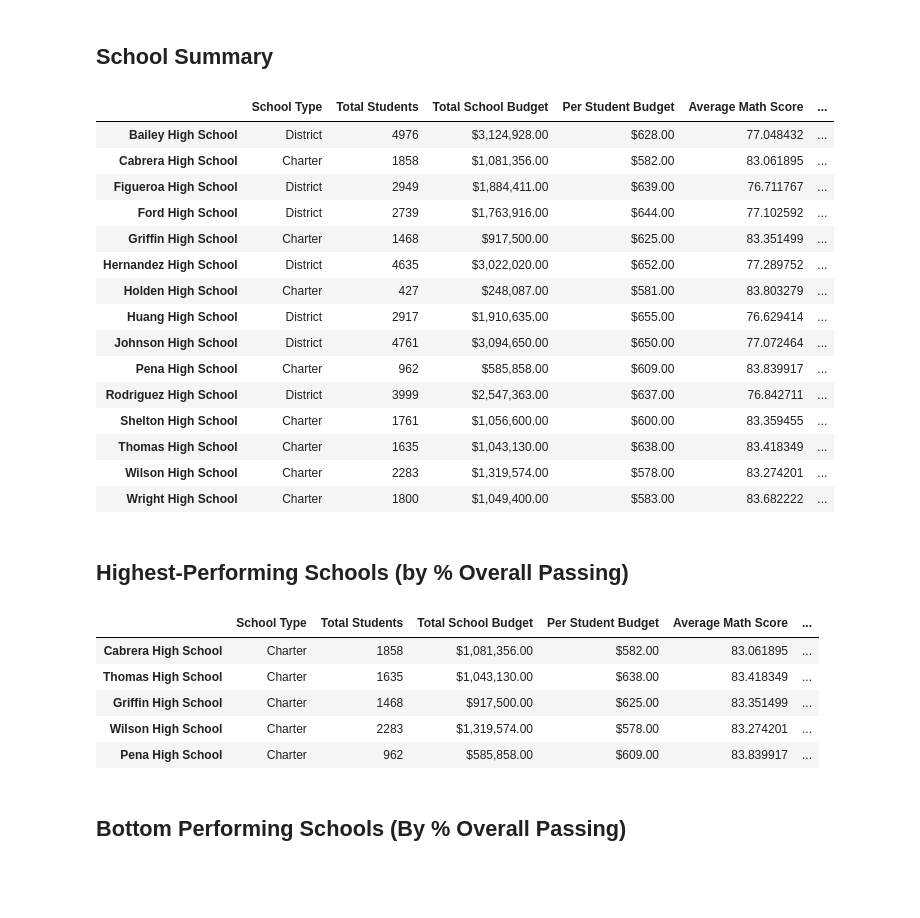
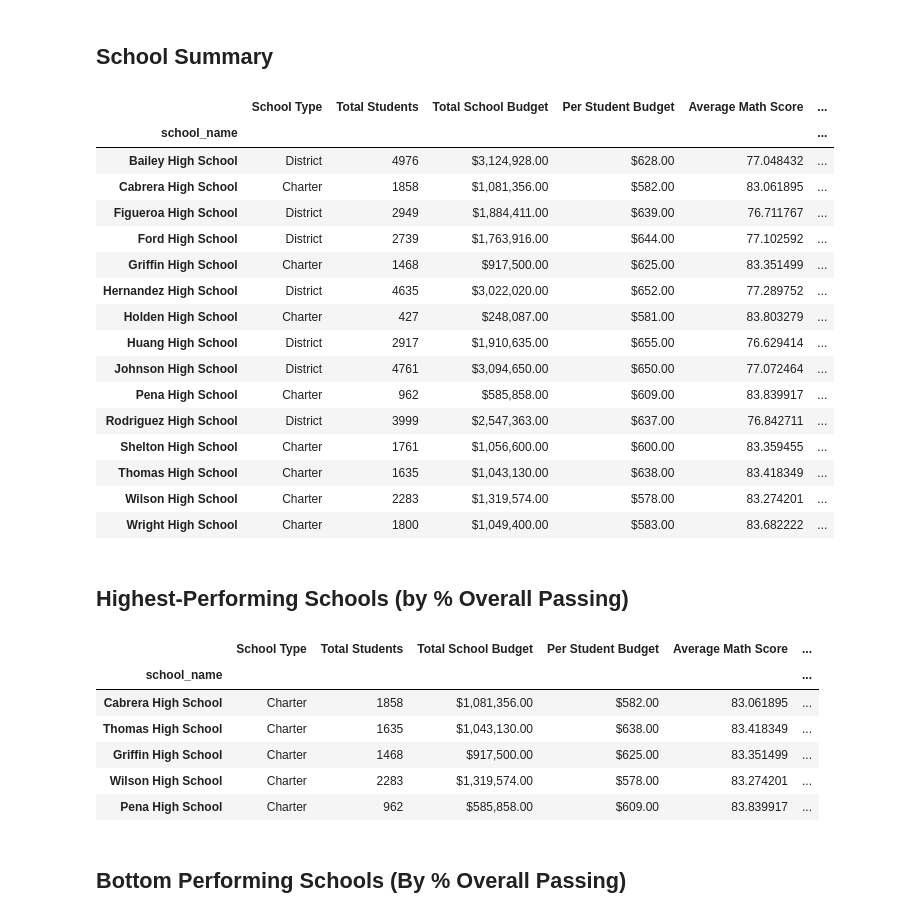
Before and after one commit to rwoodill/pandas-challenge, a Jupyter notebook: PyCitySchools/PyCitySchools_Rachel.ipynb, the cells around one changed output. Saved outputs shown, nothing was run; the diff lists cells and outputs as text; code cells hidden in the pictures; blank space fills up the shorter version.

Commit message:
school summary section

```diff
--- a/PyCitySchools/PyCitySchools_Rachel.ipynb
+++ b/PyCitySchools/PyCitySchools_Rachel.ipynb
@@ -108,19 +110,19 @@ per_school_counts =
 # %%
 # Calculate the total school budget and per capita spending per school
-per_school_budget =
-per_school_capita =
+per_school_budget = grouped_school_df["budget"].first()
+per_school_capita = per_school_budget / per_school_counts
 # %%
 # Calculate the average test scores per school
-per_school_math =
-per_school_reading =
+per_school_math = grouped_school_df["math_score"].mean()
+per_school_reading = grouped_school_df["reading_score"].mean()
 # %%
 # Calculate the number of students per school with math scores of 70 or higher
-students_passing_math =
-school_students_passing_math =
+students_passing_math = school_data_complete[school_data_complete["math_score"] >= 70].groupby(["school_name"])["math_score"].count()
+school_students_passing_math = students_passing_math / per_school_counts * 100
 # %%
 # Calculate the number of students per school with reading scores of 70 or higher
-students_passing_reading =
-school_students_passing_reading =
+students_passing_reading = school_data_complete[school_data_complete["reading_score"] >= 70].groupby(["school_name"])["reading_score"].count()
+school_students_passing_reading = students_passing_reading / per_school_counts * 100
 # %%
 # Use the provided code to calculate the number of students per school that passed both math and reading with scores of 70 or higher
 students_passing_math_and_reading = school_data_complete[
@@ -134,16 +136,25 @@ per_school_passing_reading = school_students_passing_reading / per_school_counts
 overall_passing_rate = school_students_passing_math_and_reading / per_school_counts * 100
 # %%
 # Create a DataFrame called `per_school_summary` with columns for the calculations above.
-per_school_summary =
+per_school_summary = pd.DataFrame({"School Type": school_types,
+      "Total Students": per_school_counts,
+      "Total School Budget": per_school_budget,
+      "Per Student Budget": per_school_capita,
+      "Average Math Score": per_school_math,
+      "Average Reading Score": per_school_reading,
+      "% Passing Math": school_students_passing_math,
+      "% Passing Reading": school_students_passing_reading,
+      "% Overall Passing Rate": overall_passing_rate})
 
 # Formatting
 per_school_summary["Total School Budget"] = per_school_summary["Total School Budget"].map("${:,.2f}".format)
 per_school_summary["Per Student Budget"] = per_school_summary["Per Student Budget"].map("${:,.2f}".format)
 
 # Display the DataFrame
 per_school_summary
 # %% [output]
 |  | School Type | Total Students | Total School Budget | Per Student Budget | Average Math Score | ... |
+| school_name |  |  |  |  |  | ... |
 | Bailey High School | District | 4976 | $3,124,928.00 | $628.00 | 77.048432 | ... |
 | Cabrera High School | Charter | 1858 | $1,081,356.00 | $582.00 | 83.061895 | ... |
 | Figueroa High School | District | 2949 | $1,884,411.00 | $639.00 | 76.711767 | ... |
@@ -163,10 +174,11 @@ per_school_summary
 ## Highest-Performing Schools (by % Overall Passing)
 # %%
 # Sort the schools by `% Overall Passing` in descending order and display the top 5 rows.
-top_schools =
+top_schools = per_school_summary.sort_values(["% Overall Passing Rate"], ascending=False)
 top_schools.head(5)
 # %% [output]
 |  | School Type | Total Students | Total School Budget | Per Student Budget | Average Math Score | ... |
+| school_name |  |  |  |  |  | ... |
 | Cabrera High School | Charter | 1858 | $1,081,356.00 | $582.00 | 83.061895 | ... |
 | Thomas High School | Charter | 1635 | $1,043,130.00 | $638.00 | 83.418349 | ... |
 | Griffin High School | Charter | 1468 | $917,500.00 | $625.00 | 83.351499 | ... |
```
Also changed, not shown: parts of 4 cells of this notebook.
